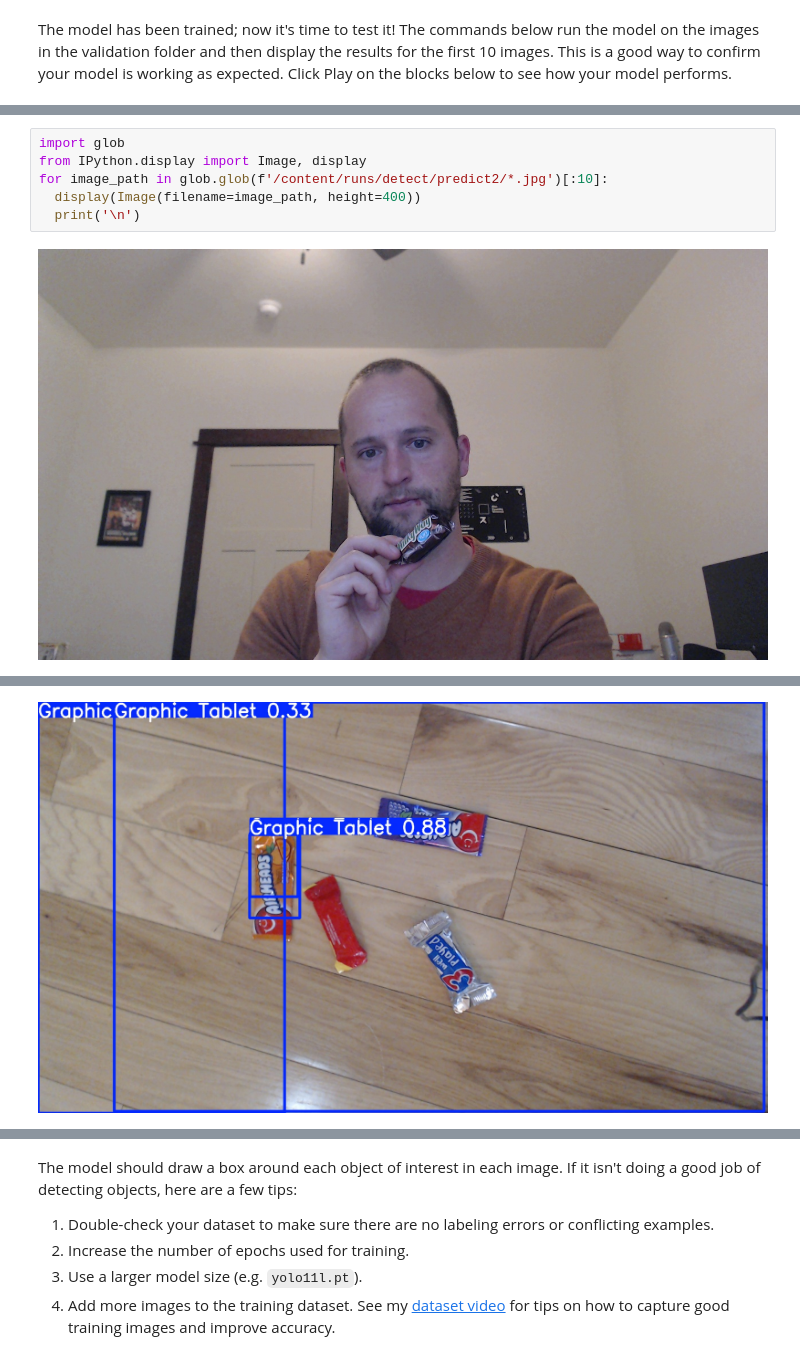
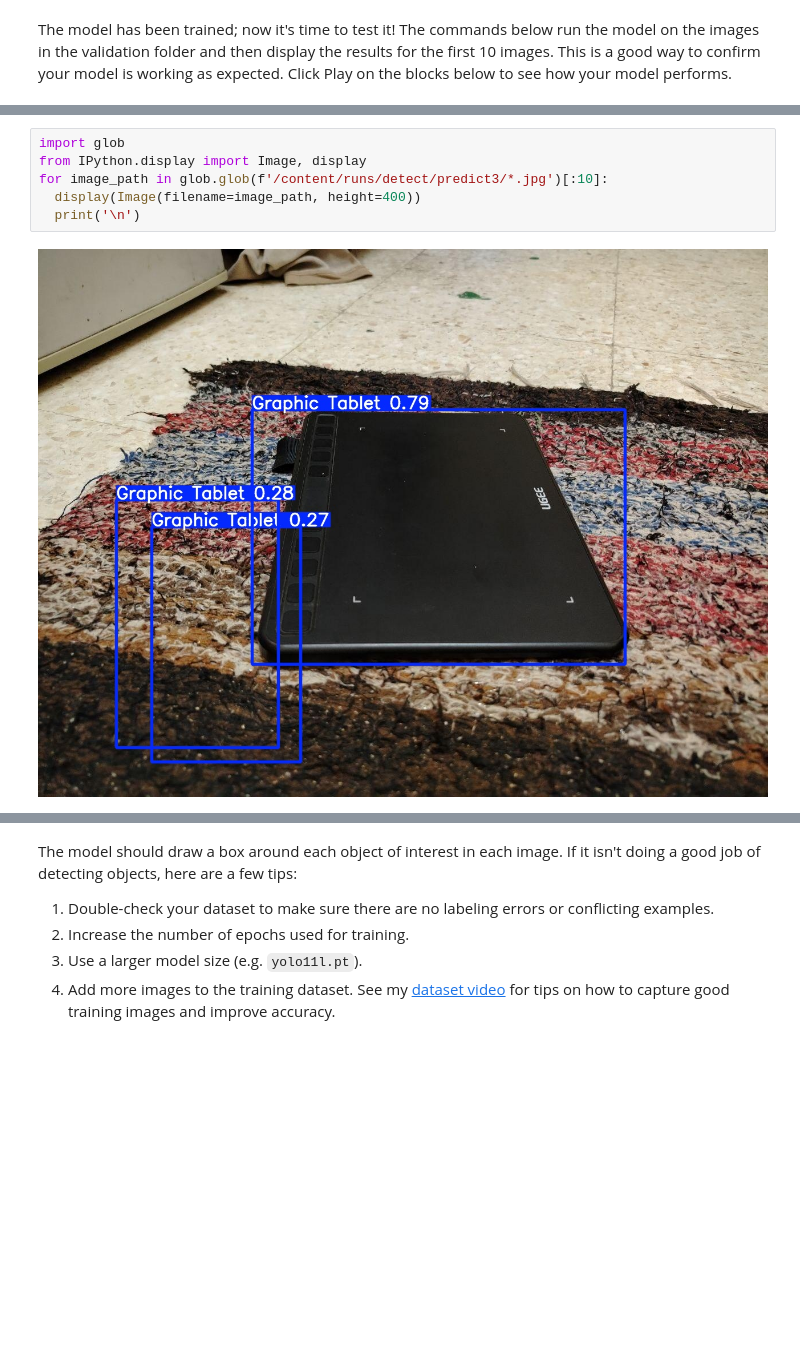
Before and after one commit to MohamedGeasa/my_bot, a Jupyter notebook: Train_YOLO_Models.ipynb, the cells around one changed output, grey strips where cells are left out. Cells and saved outputs as stored; diff of their text form; blank space fills up the shorter version.

```diff
--- a/Train_YOLO_Models.ipynb
+++ b/Train_YOLO_Models.ipynb
@@ -326,8 +337,8 @@ Results saved to /content/runs/detect/predict2
 # %%
 import glob
 from IPython.display import Image, display
-for image_path in glob.glob(f'/content/runs/detect/predict2/*.jpg')[:10]:
+for image_path in glob.glob(f'/content/runs/detect/predict3/*.jpg')[:10]:
   display(Image(filename=image_path, height=400))
   print('\n')
 # %% [output]
-[figure, old version]
+[figure, new version]
@@ -335 +345,0 @@ for image_path in glob.glob(f'/content/runs/detect/predict2/*.jpg')[:10]:
-[figure, removed]
```
Also changed, not shown: parts of 8 cells of this notebook.
